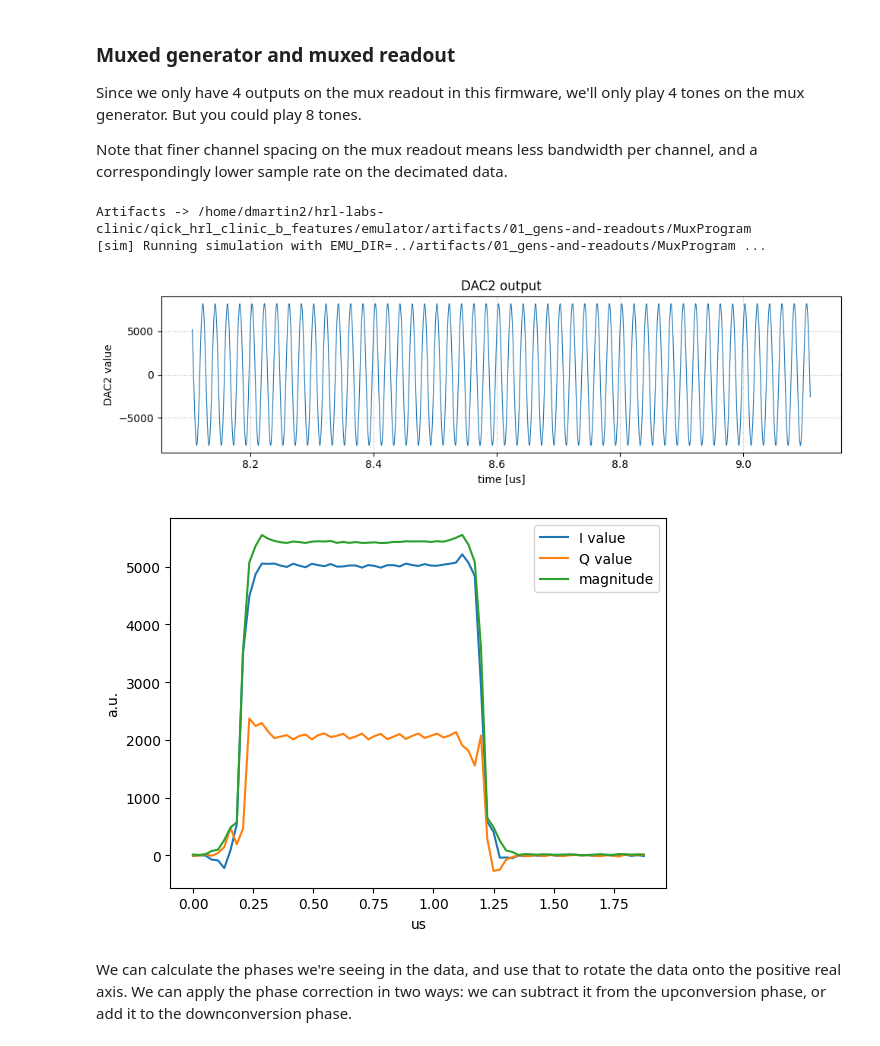
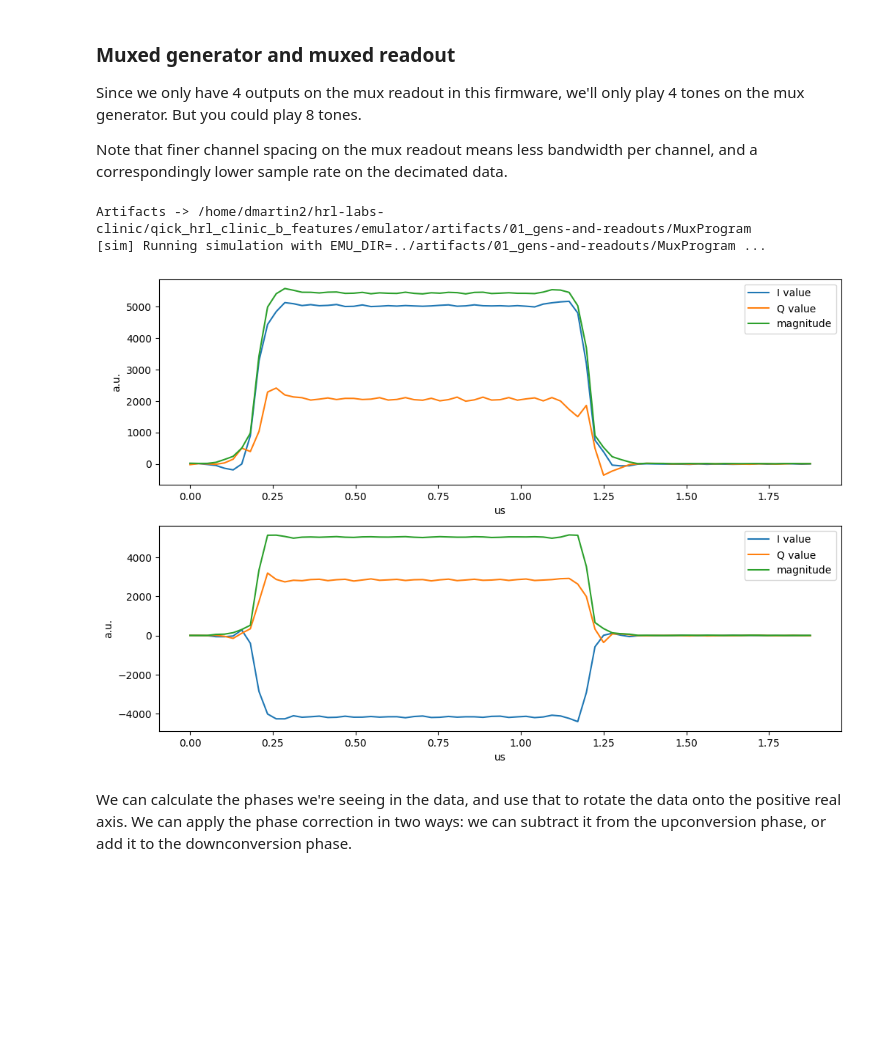
Before and after one commit to openquantumhardware/qick, a Jupyter notebook: emulator/notebooks/01_gens-and-readouts.ipynb, the cells around one changed output. Cells and saved outputs as stored; diff of their text form; code cells hidden in the pictures; blank space fills up the shorter version.

Commit message:
axis_pfb_readout: added second buffer to pfb_readout

```diff
--- a/emulator/notebooks/01_gens-and-readouts.ipynb
+++ b/emulator/notebooks/01_gens-and-readouts.ipynb
@@ -164,7 +180,7 @@ FSMUXGEN_CH = 2
 
 DYNRO_CH = 0
 # MUXRO_CH = [2,3,4,5]
-MUXRO_CH = [2]
+MUXRO_CH = [2, 3]
 STDRO_CH = 6
 FASTDYNRO_CH = 1
 # %% [markdown]
@@ -199,7 +215,7 @@ class MuxProgram(AveragerProgramV2):
 config = {'gen_ch': FSMUXGEN_CH,
           'ro_chs': MUXRO_CH,
         #   'pulse_freqs': [100, 150, 200, 250],
-          'pulse_freqs': [50, 0, 0, 0],
+          'pulse_freqs': [50, 100, 0, 0],
           'pulse_gains': [1.0]*4,
           'pulse_phases': [0.0]*4,
           'ro_phases': [0.0]*4,
@@ -212,40 +228,32 @@ prog = MuxProgram(soccfg, reps=1, final_delay=0.5, cfg=config)
 # %%
 # emulator artifacts
 OUT = ARTIFACTS_ROOT / 'MuxProgram'
 OUT.mkdir(parents=True, exist_ok=True)
 print(f'Artifacts -> {OUT}')
 
 soc = soc.prepare_emu(memdir=OUT, build=True, trace=False, verbose=False)
+# soc = soc.prepare_emu(memdir=OUT, build=True, trace=False, verbose=True)
 # soc = soc.prepare_emu(memdir=OUT, build=True, trace=True, verbose=True)
 
 iq_list = prog.acquire_decimated(soc, rounds=1)
 t = prog.get_time_axis(ro_index=0)
 
-QICKEmu_plot_dac2(soc, OUT)
+# # Plot DAC outputs
+# QICKEmu_plot_dac_all(soc, OUT)
 
-# # TODO: there's no multiple pfb readout buffers support yet
-# fig, axes = plt.subplots(len(config['ro_chs']), 1, figsize=(12,12))
-# for i, ch in enumerate(config['ro_chs']):
-#     plot = axes[i]
-#     plot.plot(t, iq_list[i][:,0], label="I value")
-#     plot.plot(t, iq_list[i][:,1], label="Q value")
-#     plot.plot(t, np.abs(iq_list[i].dot([1,1j])), label="magnitude")
-#     plot.legend()
-#     plot.set_ylabel("a.u.")
-#     plot.set_xlabel("us");
-
-# read just one pfb readout buffer
-plt.plot(t, iq_list[0][:,0], label="I value")
-plt.plot(t, iq_list[0][:,1], label="Q value")
-plt.plot(t, np.abs(iq_list[0].dot([1,1j])), label="magnitude")
-plt.legend()
-plt.ylabel("a.u.")
-plt.xlabel("us");
+fig, axes = plt.subplots(len(config['ro_chs']), 1, figsize=(12,8))
+for i, ch in enumerate(config['ro_chs']):
+    plot = axes[i]
+    plot.plot(t, iq_list[i][:,0], label="I value")
+    plot.plot(t, iq_list[i][:,1], label="Q value")
+    plot.plot(t, np.abs(iq_list[i].dot([1,1j])), label="magnitude")
+    plot.legend()
+    plot.set_ylabel("a.u.")
+    plot.set_xlabel("us");
 # %% [output]
 Artifacts -> /home/dmartin2/hrl-labs-clinic/qick_hrl_clinic_b_features/emulator/artifacts/01_gens-and-readouts/MuxProgram
 [sim] Running simulation with EMU_DIR=../artifacts/01_gens-and-readouts/MuxProgram ...
-[figure, old version]
+[figure, new version]
-[figure, removed]
 # %%
 class MuxProgram(AveragerProgramV2):
     def _initialize(self, cfg):
```
Also changed, not shown: parts of 2 cells of this notebook, 5 other files.
